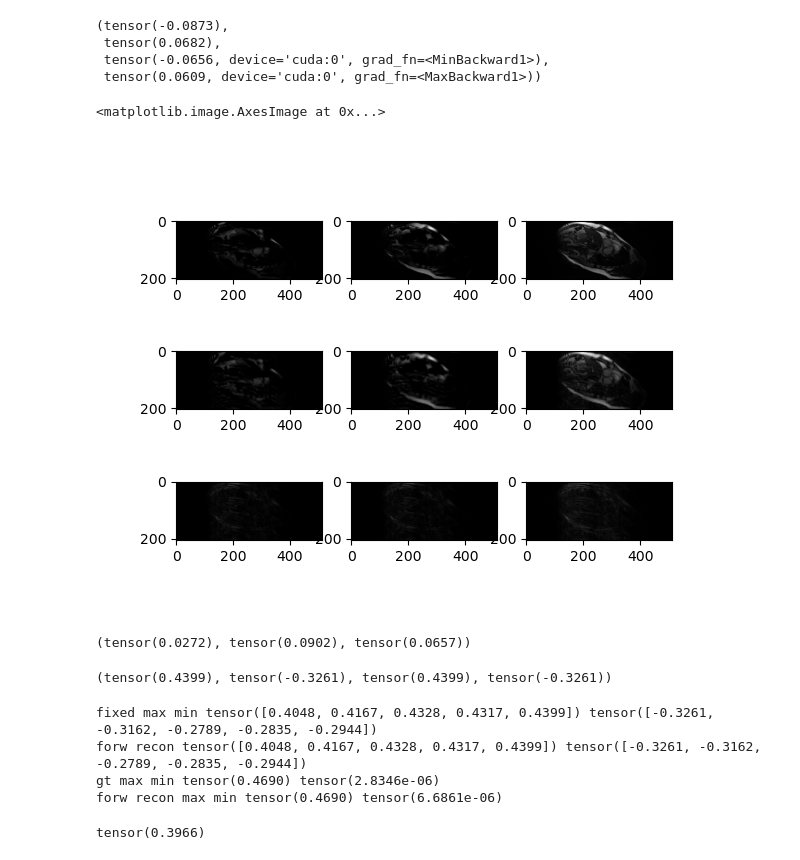
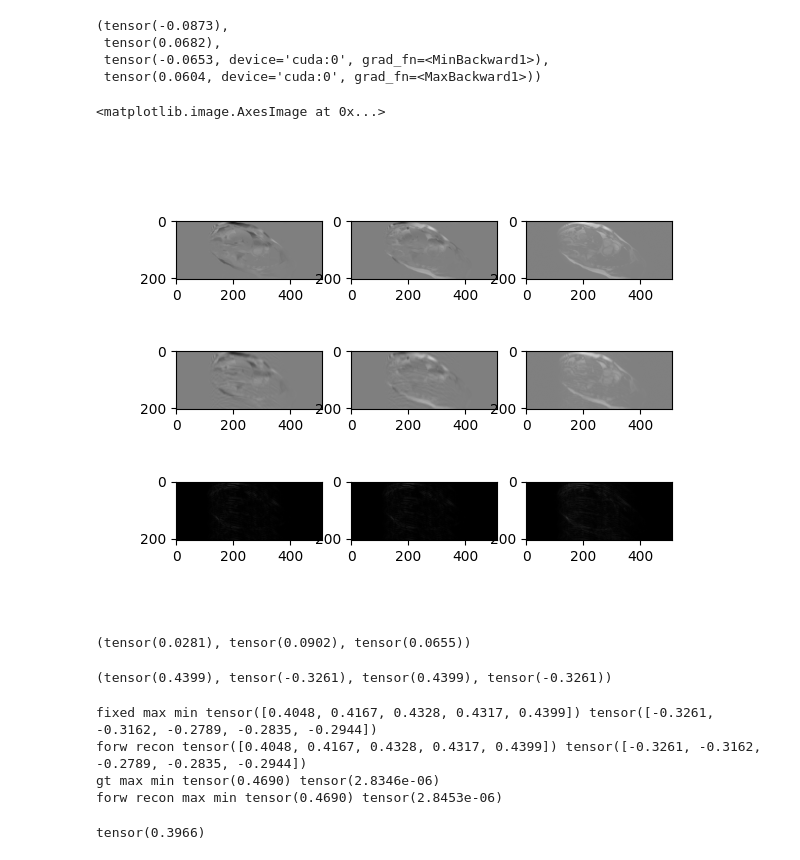
Before and after one commit to somcogo/space_time_reg, a Jupyter notebook: notebook.ipynb, the cells around one changed output. Saved outputs shown, nothing was run; the diff lists cells and outputs as text; code cells hidden in the pictures.

```diff
--- a/notebook.ipynb
+++ b/notebook.ipynb
@@ -24,7 +24,7 @@ config = Namespace(
     start_frame=0,
     time_points=5,
     device='cuda',
-    recon_scale=10,
+    recon_scale=13,
     recon_epochs=100,
     debug=False,
     lambda_st=1,
@@ -35,13 +35,13 @@ config = Namespace(
 patient = config.dataset.split('_')[1][1:]
 raw_kspace_data = torch.load(f'data/processed/cmrxrecon/test/training_p{patient}_single_coil_acc_04_cine_sax_norm.pt')[:,config.slice_number].permute(0, 3, 1, 2)
 raw_kspace_data = raw_kspace_data[config.start_frame:config.start_frame + config.time_points]
-kspace_mask = (raw_kspace_data != 0)
+kspace_mask = (raw_kspace_data[:1] != 0)
 
 gt_kspace_data = torch.load(f'data/processed/cmrxrecon/test/training_p{patient}_single_coil_full_cine_sax_norm.pt')[:,config.slice_number].permute(0, 3, 1, 2)
 gt_kspace_data = gt_kspace_data[config.start_frame:config.start_frame + config.time_points]
 
 smaller_shape = list(raw_kspace_data.shape[:2]) + [-1] + list(raw_kspace_data.shape[3:])
-fixed = raw_kspace_data[kspace_mask].reshape(smaller_shape)
+fixed = raw_kspace_data[kspace_mask.expand(raw_kspace_data.shape)].reshape(smaller_shape)
 moving_inr = None
 seg_moving = None
 seg_fixed = None
@@ -87,29 +87,29 @@ gt_im.min(), gt_im.max(), recon_init.min(), recon_init.max()
 # %% [output]
 (tensor(-0.0873),
  tensor(0.0682),
- tensor(-0.0656, device='cuda:0', grad_fn=<MinBackward1>),
- tensor(0.0609, device='cuda:0', grad_fn=<MaxBackward1>))
+ tensor(-0.0653, device='cuda:0', grad_fn=<MinBackward1>),
+ tensor(0.0604, device='cuda:0', grad_fn=<MaxBackward1>))
 # %%
 f,a = plt.subplots(3, 3)
-vmin=0
-vmax=0.07
+vmin=-0.1
+vmax=0.1
 rec = recon_init.detach().cpu()
 a[0,0].imshow(gt_im[0,0], vmin=vmin, vmax=vmax, cmap='gray')
 a[0,1].imshow(gt_im[0,1], vmin=vmin, vmax=vmax, cmap='gray')
 a[0,2].imshow(fastmri.complex_abs(gt_im[0].movedim(0,-1)), vmin=vmin, vmax=vmax, cmap='gray')
 a[1,0].imshow(rec[0,0], vmin=vmin, vmax=vmax, cmap='gray')
 a[1,1].imshow(rec[0,1], vmin=vmin, vmax=vmax, cmap='gray')
 a[1,2].imshow(fastmri.complex_abs(rec[0].movedim(0,-1)), vmin=vmin, vmax=vmax, cmap='gray')
-a[2,0].imshow((gt_im[0,0]-rec[0,0]).abs(), vmin=vmin, vmax=vmax, cmap='gray')
-a[2,1].imshow((gt_im[0,0]-rec[0,0]).abs(), vmin=vmin, vmax=vmax, cmap='gray')
-a[2,2].imshow(fastmri.complex_abs((gt_im[0]-rec[0]).movedim(0,-1)), vmin=vmin, vmax=vmax, cmap='gray')
+a[2,0].imshow((gt_im[0,0]-rec[0,0]).abs(), vmin=0, vmax=vmax, cmap='gray')
+a[2,1].imshow((gt_im[0,0]-rec[0,0]).abs(), vmin=0, vmax=vmax, cmap='gray')
+a[2,2].imshow(fastmri.complex_abs((gt_im[0]-rec[0]).movedim(0,-1)), vmin=0, vmax=vmax, cmap='gray')
 # %% [output]
 <matplotlib.image.AxesImage at 0x...>
-[figure, old version]
+[figure, new version]
 # %%
 fastmri.complex_abs((gt_im[0]-rec[0]).movedim(0,-1)).max(), fastmri.complex_abs(gt_im[0].movedim(0,-1)).max(), fastmri.complex_abs(rec[0].movedim(0,-1)).max()
 # %% [output]
-(tensor(0.0272), tensor(0.0902), tensor(0.0657))
+(tensor(0.0281), tensor(0.0902), tensor(0.0655))
 # %%
 raw_kspace_data.max(), raw_kspace_data.min(), gt_kspace_data.max(), gt_kspace_data.min()
 # %% [output]
@@ -131,7 +131,7 @@ with torch.no_grad():
 fixed max min tensor([0.4048, 0.4167, 0.4328, 0.4317, 0.4399]) tensor([-0.3261, -0.3162, -0.2789, -0.2835, -0.2944])
 forw recon tensor([0.4048, 0.4167, 0.4328, 0.4317, 0.4399]) tensor([-0.3261, -0.3162, -0.2789, -0.2835, -0.2944])
 gt max min tensor(0.4690) tensor(2.8346e-06)
-forw recon max min tensor(0.4690) tensor(6.6861e-06)
+forw recon max min tensor(0.4690) tensor(2.8453e-06)
 # %%
 (gt_kspace_data-inverse_FT(recon_init.detach().cpu()))[kspace_mask].abs().max()
 # %% [output]
```
Also changed, not shown: parts of 8 cells of this notebook, 4 other files.
